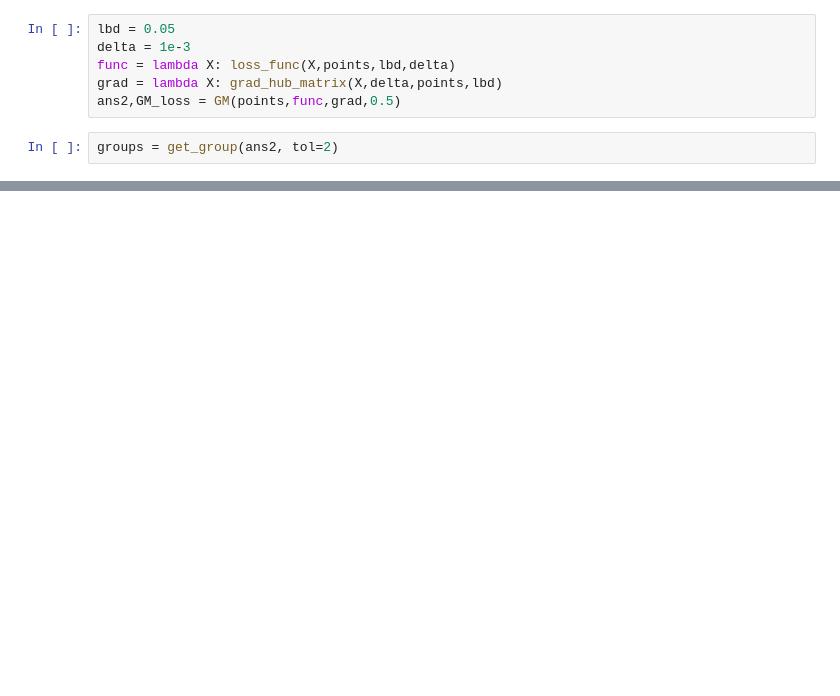
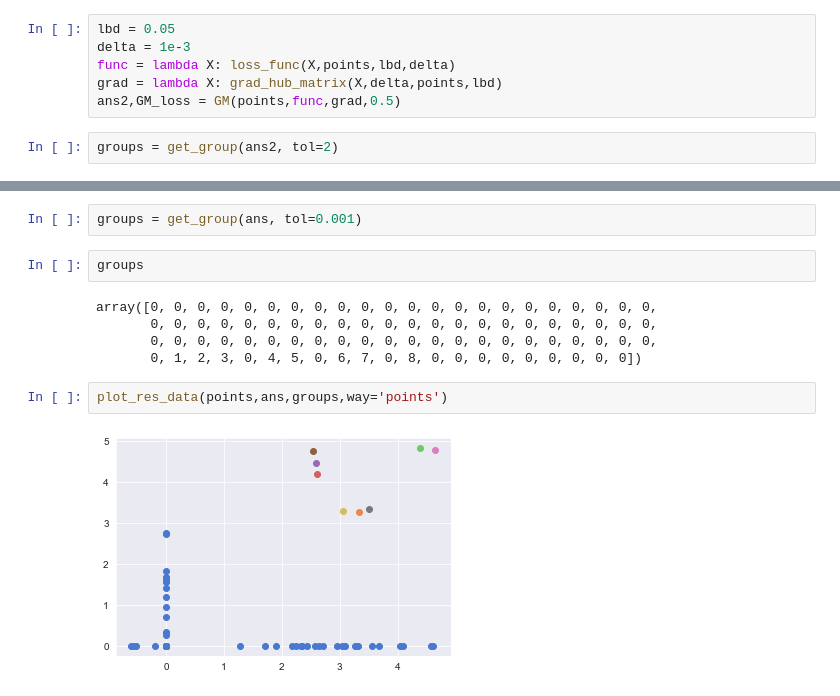
Before and after one commit to QSCTech-Sange/Optimization_Project, a Jupyter notebook: optimize.ipynb, the cells around one changed output, grey strips where cells are left out. Cells and saved outputs as stored; diff of their text form; blank space fills up the shorter version.

```diff
--- a/optimize.ipynb
+++ b/optimize.ipynb
@@ -75,3 +91,16 @@ plot_res_data(points,ans2,groups,way='all')
+# %%
+groups = get_group(ans, tol=0.001)
+# %%
+groups
+# %% [output]
+array([0, 0, 0, 0, 0, 0, 0, 0, 0, 0, 0, 0, 0, 0, 0, 0, 0, 0, 0, 0, 0, 0,
+       0, 0, 0, 0, 0, 0, 0, 0, 0, 0, 0, 0, 0, 0, 0, 0, 0, 0, 0, 0, 0, 0,
+       0, 0, 0, 0, 0, 0, 0, 0, 0, 0, 0, 0, 0, 0, 0, 0, 0, 0, 0, 0, 0, 0,
+       0, 1, 2, 3, 0, 4, 5, 0, 6, 7, 0, 8, 0, 0, 0, 0, 0, 0, 0, 0, 0])
+# %%
+plot_res_data(points,ans,groups,way='points')
+# %% [output]
+[figure, added]
 # %%
 plt.plot(np.log(AGM_loss))
 # %% [output]
```
Also changed, not shown: parts of 16 cells of this notebook, 2 other files.
